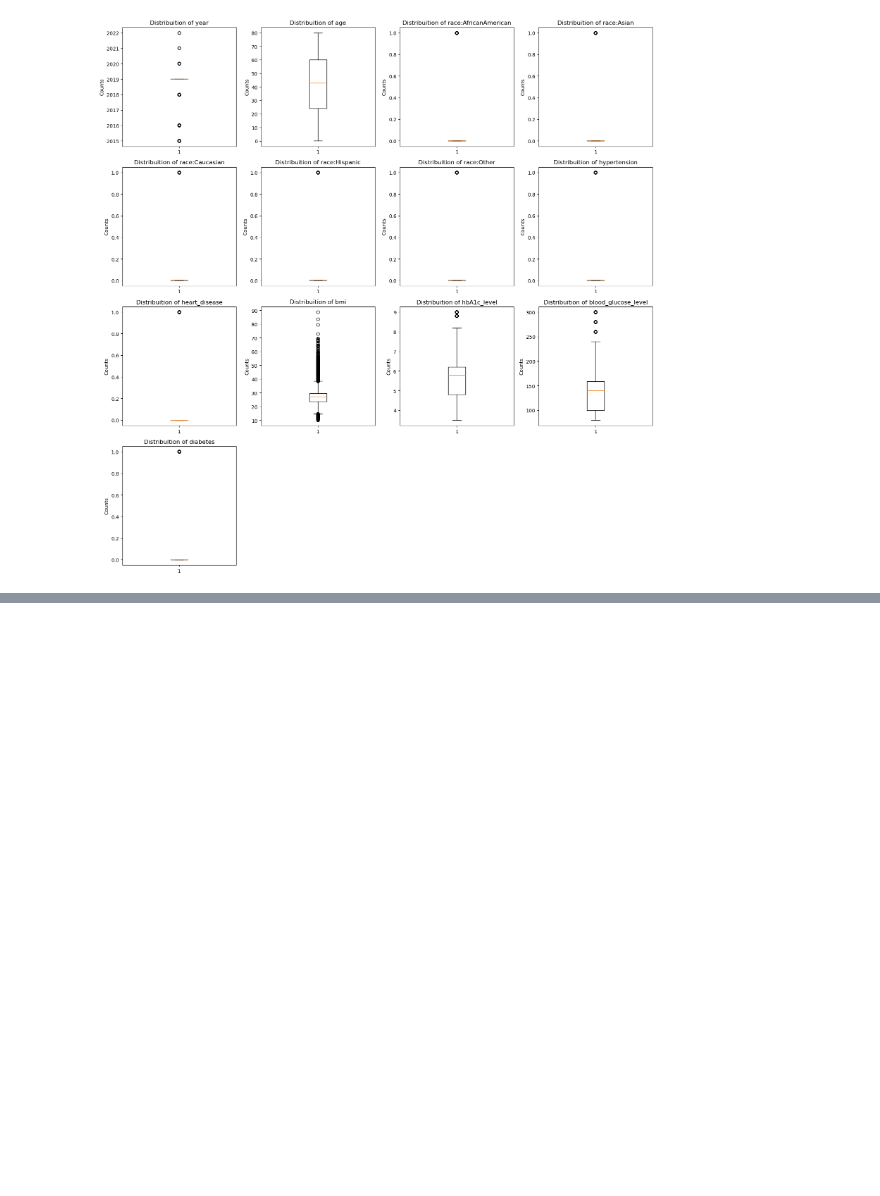
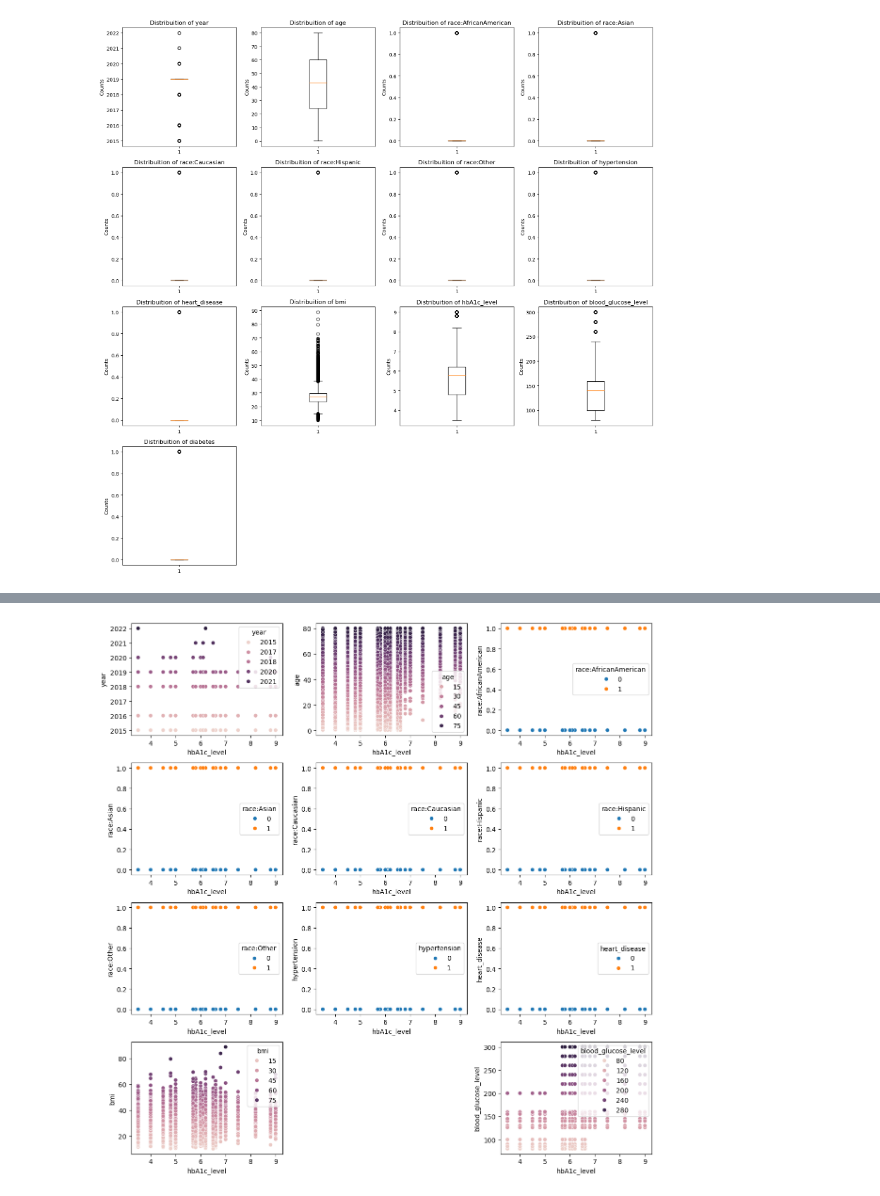
Before and after one commit to MaukanMir/Diabetes-Classification-, a Jupyter notebook: training.ipynb, the cells around one changed output, grey strips where cells are left out. Saved outputs shown, nothing was run; the diff lists cells and outputs as text; code cells hidden in the pictures; blank space fills up the shorter version.

```diff
--- a/training.ipynb
+++ b/training.ipynb
@@ -180,0 +236,4 @@ plot_distribution(numeric_types, "box")
+# %%
+scatter_plot(df, interested_columns, "hbA1c_level")
+# %% [output]
+[figure, added]
```
Also changed, not shown: parts of 8 cells of this notebook.
